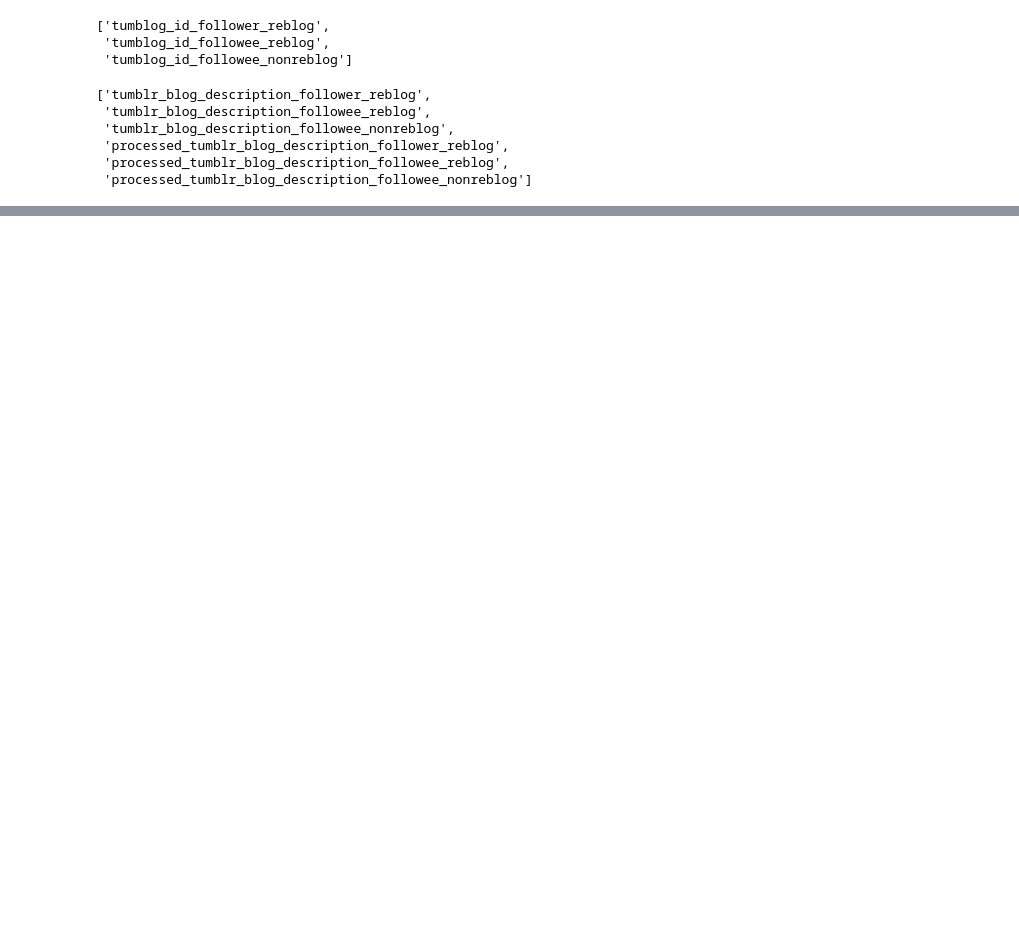
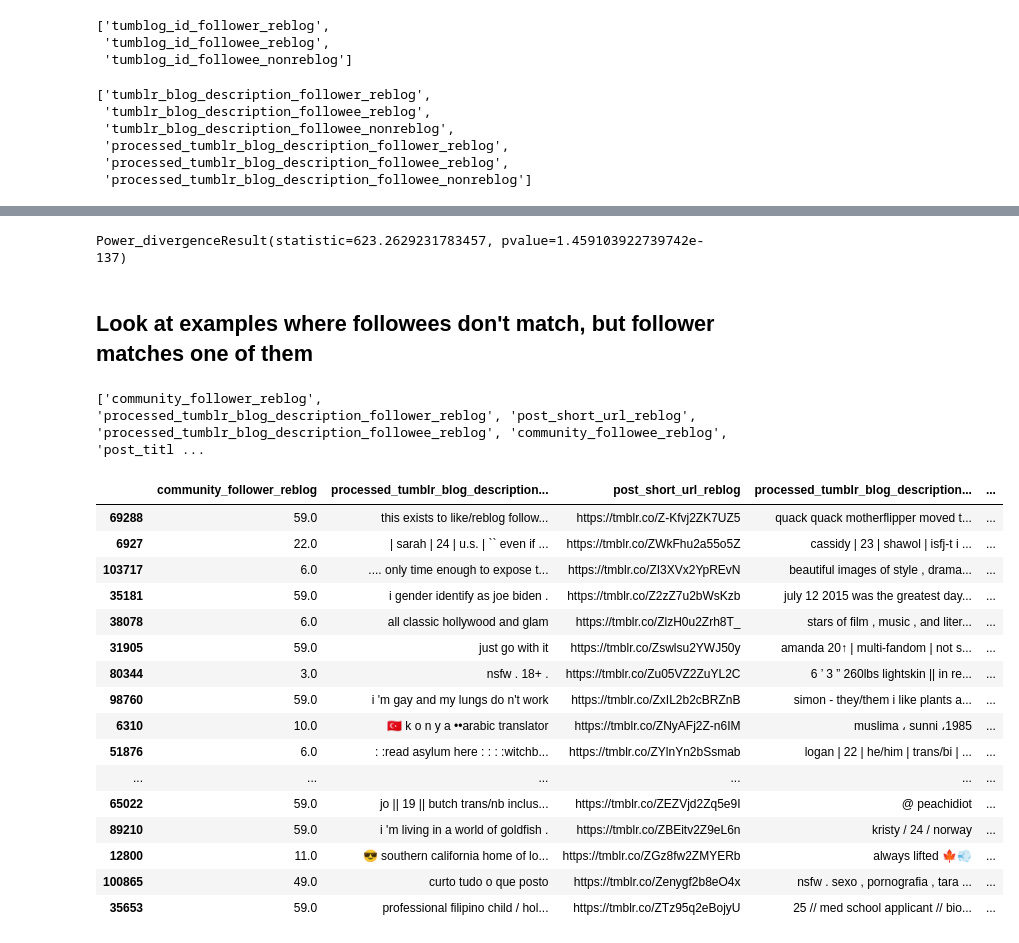
Before and after one commit to michaelmilleryoder/tumblr_community_identity, a Jupyter notebook: jupyter/check_reblogs.ipynb, the cells around one changed output, grey strips where cells are left out. Cells and saved outputs as stored; diff of their text form; code cells hidden in the pictures; blank space fills up the shorter version.

```diff
--- a/jupyter/check_reblogs.ipynb
+++ b/jupyter/check_reblogs.ipynb
@@ -257,16 +258,3 @@ desc_cols
  'processed_tumblr_blog_description_follower_reblog',
  'processed_tumblr_blog_description_followee_reblog',
  'processed_tumblr_blog_description_followee_nonreblog']
-# %%
-# Filter to selected tumblog ids
-tumblog_id = 345999689
-selected = reblog_data.query('(tumblog_id_follower_reblog == @tumblog_id) | (tumblog_id_followee_reblog == @tumblog_id) |'
-                             '(tumblog_id_followee_nonreblog == @tumblog_id)')
-selected_cols = []
-for r in ['reblog', 'nonreblog']:
-    selected_cols += ['tumblog_id_follower_reblog']
-    selected_cols += ['processed_tumblr_blog_description_follower_reblog']
-    selected_cols += [f'tumblog_id_followee_{r}', f'processed_tumblr_blog_description_{r}']
-    selected_cols += [f'tumblog_id_{r}', f'processed_tumblr_blog_description_{r}']
-    selected_cols += [f'post_title_{r}', f'post_short_url_{r}']
-selected[selected_cols]
@@ -274,0 +359,46 @@ KeyError: "['tumblog_id_reblog', 'tumblog_id_nonreblog', 'processed_tumblr_blog_
+# %%
+# Test for significant difference between reblog followee matches and nonreblog followee matches
+from scipy.stats import chisquare
+chisquare([len(splits['reblogger_match']), len(splits['nonreblogger_match'])])
+# %% [output]
+Power_divergenceResult(statistic=623.2629231783457, pvalue=1.459103922739742e-137)
+# %% [markdown]
+## Look at examples where followees don't match, but follower matches one of them
+# %%
+selected = reblog_data.query('community_followee_reblog != community_followee_nonreblog and '
+                                                '(community_follower_reblog == community_followee_reblog or '
+                                                 'community_follower_reblog == community_followee_nonreblog)')
+long_descs = (selected.processed_tumblr_blog_description_follower_reblog.map(lambda x: len(x) > 10)) & \
+            (selected.processed_tumblr_blog_description_followee_reblog.map(lambda x: len(x) > 10)) & \
+            (selected.processed_tumblr_blog_description_followee_nonreblog.map(lambda x: len(x) > 10))
+selected = selected[long_descs]
+
+selected_cols = []
+selected_cols += ['community_follower_reblog']
+selected_cols += ['processed_tumblr_blog_description_follower_reblog']
+for r in ['reblog', 'nonreblog']:
+    selected_cols += [f'post_short_url_{r}']
+    selected_cols += [f'processed_tumblr_blog_description_followee_{r}', f'community_followee_{r}']
+    selected_cols += [f'post_title_{r}', f'post_tags_{r}_str']
+print(selected_cols)
+
+selected[selected_cols].sample(min(40, len(selected)))
+# %% [output]
+['community_follower_reblog', 'processed_tumblr_blog_description_follower_reblog', 'post_short_url_reblog', 'processed_tumblr_blog_description_followee_reblog', 'community_followee_reblog', 'post_titl ...
+|  | community_follower_reblog | processed_tumblr_blog_description... | post_short_url_reblog | processed_tumblr_blog_description... | ... |
+| 69288 | 59.0 | this exists to like/reblog follow... | https://tmblr.co/Z-Kfvj2ZK7UZ5 | quack quack motherflipper moved t... | ... |
+| 6927 | 22.0 | | sarah | 24 | u.s. | `` even if ... | https://tmblr.co/ZWkFhu2a55o5Z | cassidy | 23 | shawol | isfj-t i ... | ... |
+| 103717 | 6.0 | .... only time enough to expose t... | https://tmblr.co/ZI3XVx2YpREvN | beautiful images of style , drama... | ... |
+| 35181 | 59.0 | i gender identify as joe biden . | https://tmblr.co/Z2zZ7u2bWsKzb | july 12 2015 was the greatest day... | ... |
+| 38078 | 6.0 | all classic hollywood and glam | https://tmblr.co/ZlzH0u2Zrh8T_ | stars of film , music , and liter... | ... |
+| 31905 | 59.0 | just go with it | https://tmblr.co/Zswlsu2YWJ50y | amanda 20↑ | multi-fandom | not s... | ... |
+| 80344 | 3.0 | nsfw . 18+ . | https://tmblr.co/Zu05VZ2ZuYL2C | 6 ’ 3 ” 260lbs lightskin || in re... | ... |
+| 98760 | 59.0 | i 'm gay and my lungs do n't work | https://tmblr.co/ZxIL2b2cBRZnB | simon - they/them i like plants a... | ... |
+| 6310 | 10.0 | 🇹🇷 k o n y a ••arabic translator | https://tmblr.co/ZNyAFj2Z-n6IM | muslima ، sunni ،1985 | ... |
+| 51876 | 6.0 | : :read asylum here : : : :witchb... | https://tmblr.co/ZYlnYn2bSsmab | logan | 22 | he/him | trans/bi | ... | ... |
+| ... | ... | ... | ... | ... | ... |
+| 65022 | 59.0 | jo || 19 || butch trans/nb inclus... | https://tmblr.co/ZEZVjd2Zq5e9I | @ peachidiot | ... |
+| 89210 | 59.0 | i 'm living in a world of goldfish . | https://tmblr.co/ZBEitv2Z9eL6n | kristy / 24 / norway | ... |
+| 12800 | 11.0 | 😎­ southern california home of lo... | https://tmblr.co/ZGz8fw2ZMYERb | always lifted 🍁💨 | ... |
+| 100865 | 49.0 | curto tudo o que posto | https://tmblr.co/Zenygf2b8eO4x | nsfw . sexo , pornografia , tara ... | ... |
+| 35653 | 59.0 | professional filipino child / hol... | https://tmblr.co/ZTz95q2eBojyU | 25 // med school applicant // bio... | ... |
```
Also changed, not shown: parts of 13 cells of this notebook, 3 other files.
